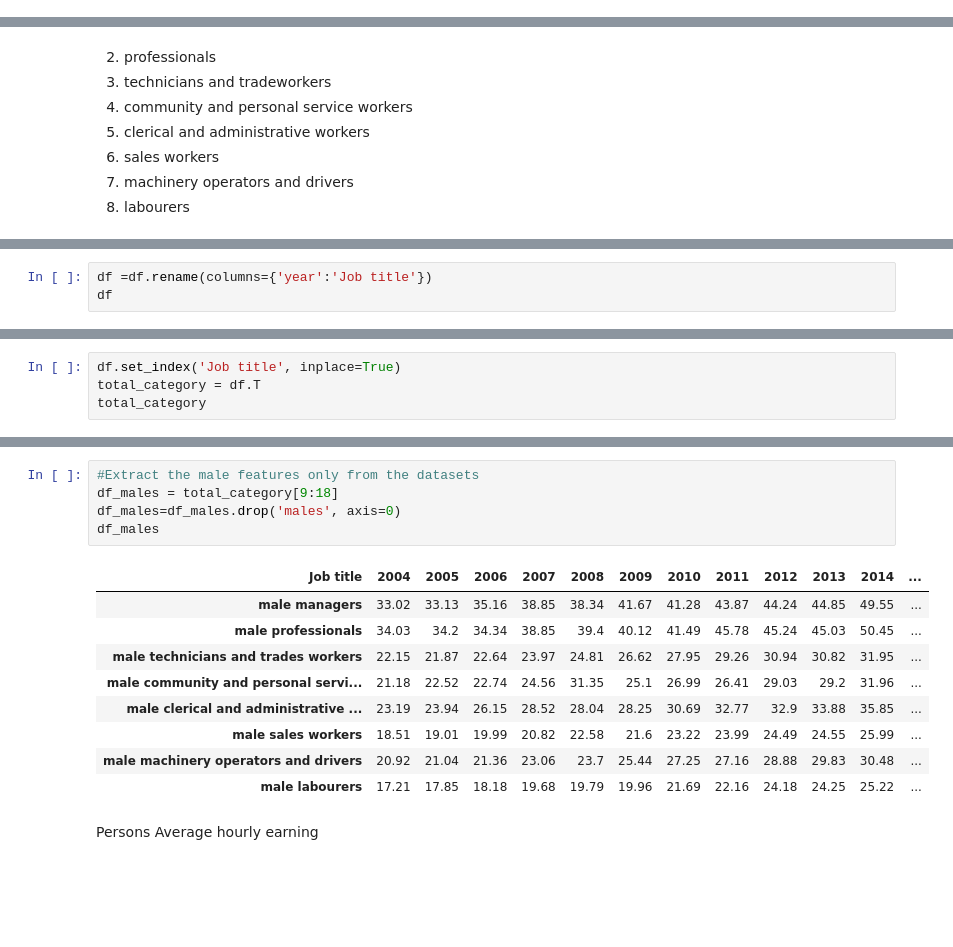
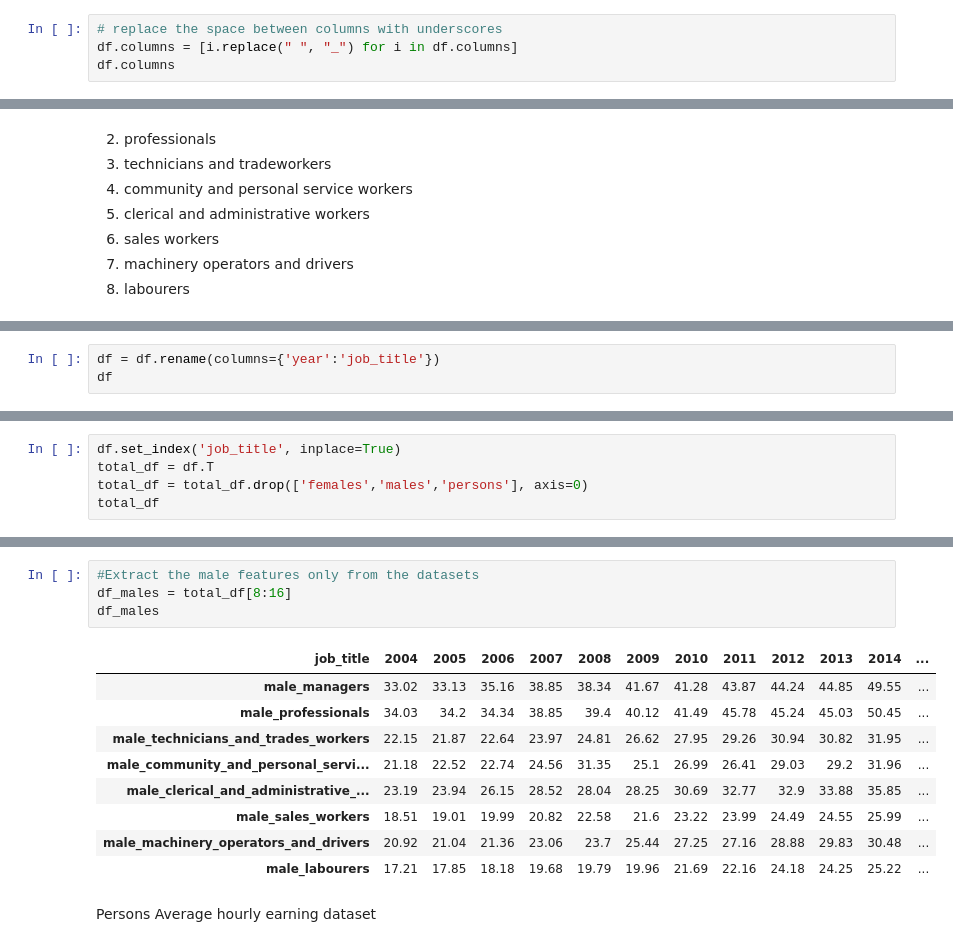
Before and after one commit to Carol-Kelly/Hamoye-Data-Warehouse-ProjectTeam, a Jupyter notebook: data preprocessing.ipynb, the cells around one changed output, grey strips where cells are left out. Drawn from its saved outputs; the diff is of its cells as text; blank space fills up the shorter version.

```diff
--- a/data preprocessing.ipynb
+++ b/data preprocessing.ipynb
@@ -154,0 +139,4 @@ df.to_csv('C:/Users/DELL/Desktop/Hamoyecapstoneproject/original_earnings dataset
+# %%
+# replace the space between columns with underscores
+df.columns = [i.replace(" ", "_") for i in df.columns]
+df.columns
@@ -168,4 +173,4 @@ We separate the data into three extra datasets consisting of the females, males
 # %%
-df =df.rename(columns={'year':'Job title'})
+df = df.rename(columns={'year':'job_title'})
 df
 # %% [output]
@@ -185,7 +190,3 @@ df
 | 12 | 2016 | Females | 44.35 | 45.17 | 26.28 | 26.54 | ... |
 | 13 | 2017 | Females | 46.02 | 47.04 | 28.30 | 27.84 | ... |
 14 rows × 28 columns
-# %%
-df.set_index('Job title', inplace=True)
-total_category = df.T
-total_category
@@ -209,0 +193,5 @@ total_category
+# %%
+df.set_index('job_title', inplace=True)
+total_df = df.T
+total_df = total_df.drop(['females','males','persons'], axis=0)
+total_df
@@ -229,19 +234,18 @@ Males Average hourly earning
 # %%
 #Extract the male features only from the datasets
-df_males = total_category[9:18]
-df_males=df_males.drop('males', axis=0)
+df_males = total_df[8:16]
 df_males
 # %% [output]
-| Job title | 2004 | 2005 | 2006 | 2007 | 2008 | 2009 | 2010 | 2011 | 2012 | 2013 | 2014 | ... |
-| male managers | 33.02 | 33.13 | 35.16 | 38.85 | 38.34 | 41.67 | 41.28 | 43.87 | 44.24 | 44.85 | 49.55 | ... |
-| male professionals | 34.03 | 34.2 | 34.34 | 38.85 | 39.4 | 40.12 | 41.49 | 45.78 | 45.24 | 45.03 | 50.45 | ... |
-| male technicians and trades workers | 22.15 | 21.87 | 22.64 | 23.97 | 24.81 | 26.62 | 27.95 | 29.26 | 30.94 | 30.82 | 31.95 | ... |
-| male community and personal servi... | 21.18 | 22.52 | 22.74 | 24.56 | 31.35 | 25.1 | 26.99 | 26.41 | 29.03 | 29.2 | 31.96 | ... |
-| male clerical and administrative ... | 23.19 | 23.94 | 26.15 | 28.52 | 28.04 | 28.25 | 30.69 | 32.77 | 32.9 | 33.88 | 35.85 | ... |
-| male sales workers | 18.51 | 19.01 | 19.99 | 20.82 | 22.58 | 21.6 | 23.22 | 23.99 | 24.49 | 24.55 | 25.99 | ... |
-| male machinery operators and drivers | 20.92 | 21.04 | 21.36 | 23.06 | 23.7 | 25.44 | 27.25 | 27.16 | 28.88 | 29.83 | 30.48 | ... |
-| male labourers | 17.21 | 17.85 | 18.18 | 19.68 | 19.79 | 19.96 | 21.69 | 22.16 | 24.18 | 24.25 | 25.22 | ... |
+| job_title | 2004 | 2005 | 2006 | 2007 | 2008 | 2009 | 2010 | 2011 | 2012 | 2013 | 2014 | ... |
+| male_managers | 33.02 | 33.13 | 35.16 | 38.85 | 38.34 | 41.67 | 41.28 | 43.87 | 44.24 | 44.85 | 49.55 | ... |
+| male_professionals | 34.03 | 34.2 | 34.34 | 38.85 | 39.4 | 40.12 | 41.49 | 45.78 | 45.24 | 45.03 | 50.45 | ... |
+| male_technicians_and_trades_workers | 22.15 | 21.87 | 22.64 | 23.97 | 24.81 | 26.62 | 27.95 | 29.26 | 30.94 | 30.82 | 31.95 | ... |
+| male_community_and_personal_servi... | 21.18 | 22.52 | 22.74 | 24.56 | 31.35 | 25.1 | 26.99 | 26.41 | 29.03 | 29.2 | 31.96 | ... |
+| male_clerical_and_administrative_... | 23.19 | 23.94 | 26.15 | 28.52 | 28.04 | 28.25 | 30.69 | 32.77 | 32.9 | 33.88 | 35.85 | ... |
+| male_sales_workers | 18.51 | 19.01 | 19.99 | 20.82 | 22.58 | 21.6 | 23.22 | 23.99 | 24.49 | 24.55 | 25.99 | ... |
+| male_machinery_operators_and_drivers | 20.92 | 21.04 | 21.36 | 23.06 | 23.7 | 25.44 | 27.25 | 27.16 | 28.88 | 29.83 | 30.48 | ... |
+| male_labourers | 17.21 | 17.85 | 18.18 | 19.68 | 19.79 | 19.96 | 21.69 | 22.16 | 24.18 | 24.25 | 25.22 | ... |
 # %% [markdown]
-Persons Average hourly earning
+Persons Average hourly earning dataset
 # %%
 #Extract the persons features only from the datasets
```
Also changed, not shown: parts of 24 cells of this notebook.
